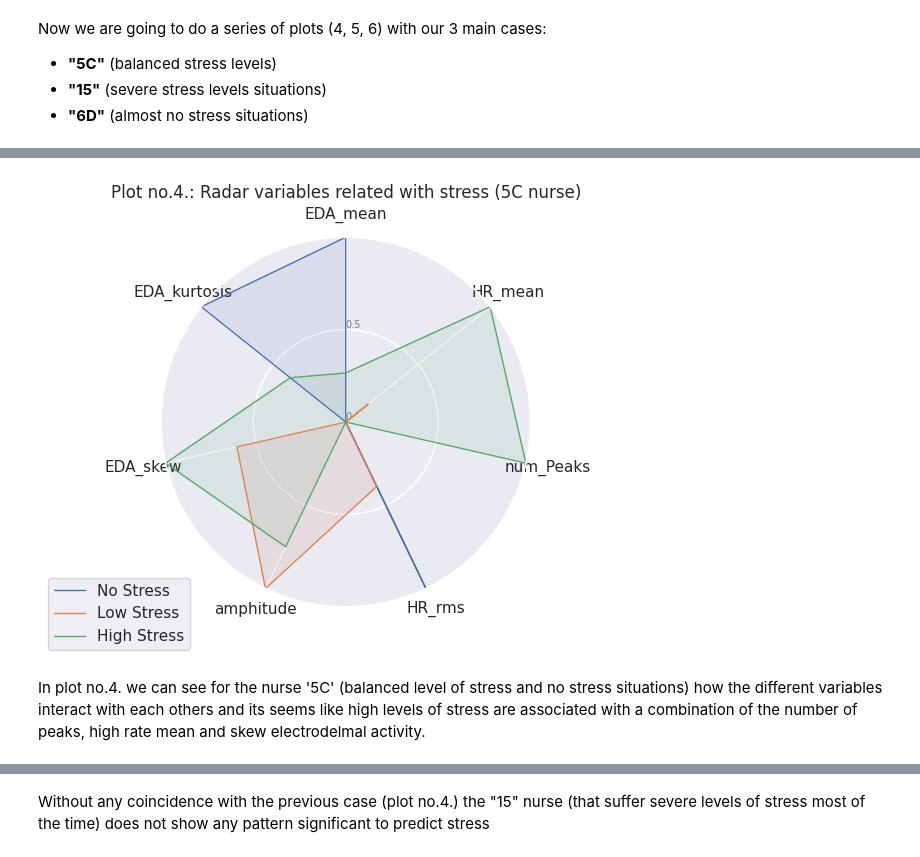
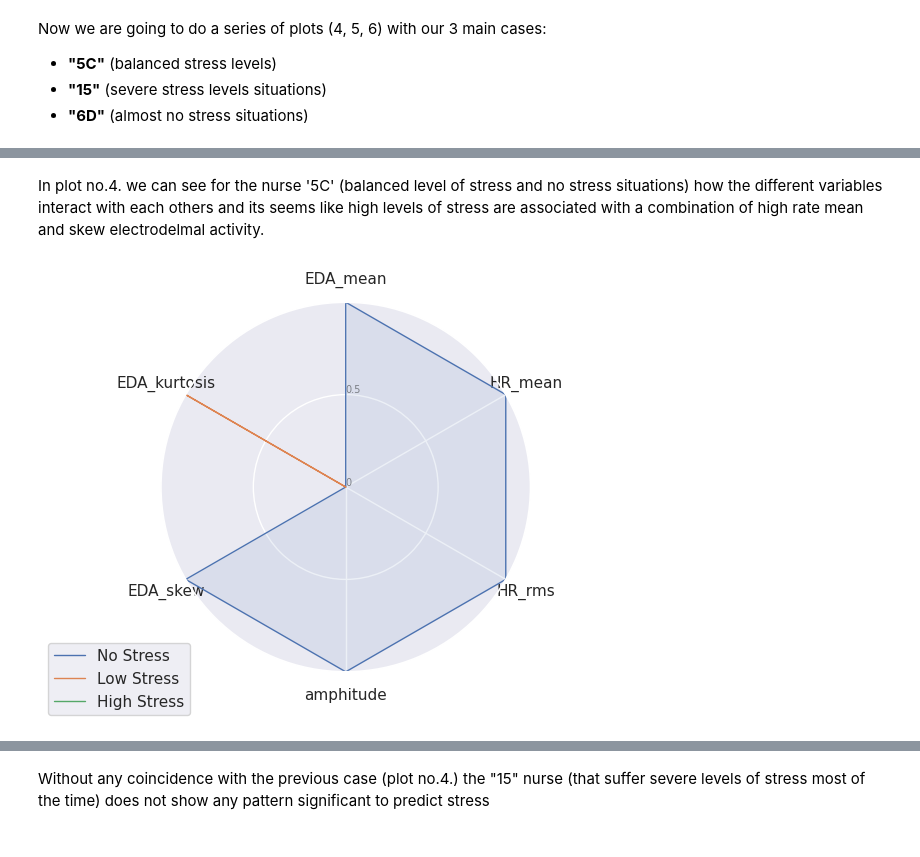
Before and after one commit to guadag12/ce888-assigment, a Jupyter notebook: code.ipynb, the cells around one changed output, grey strips where cells are left out. Saved outputs shown, nothing was run; the diff lists cells and outputs as text; code cells hidden in the pictures.

```diff
--- a/code.ipynb
+++ b/code.ipynb
@@ -63,4 +62,5 @@ Mounted at /content/drive
 # %%
 txt = '''Hosseini, Seyedmajid et al. (2021)'''
 # %%
-data=pd.read_csv("/content/drive/MyDrive/CE888-7-SP - Data Science and Decision Making/Assigment/model/df_total_to_model.csv")
+data=pd.read_csv("/content/drive/MyDrive/CE888-7-SP - Data Science and Decision Making/Assigment/model/data_model.csv")
+data =data.drop('Unnamed: 0', axis =1)
@@ -147,16 +194,19 @@ Now we are going to do a series of plots (4, 5, 6) with our 3 main cases:
+# %% [markdown]
+In plot no.4. we can see for the nurse '5C' (balanced level of stress and no stress situations) how the different variables interact with each others and its seems like high levels of stress are associated with a combination of high rate mean  and skew electrodelmal activity.
 # %%
 from math import pi
-data_5C= data[data["id"] == "5C"]
-df = data_5C.groupby(["label", "id"], as_index = False).median()
+data_15= data[data["id"] == "15"]
+df = data_15.groupby(["label", "id"], as_index = False).median()
 
 normalize_df=(df.iloc[:,2:]-df.iloc[:,2:].min())/(df.iloc[:,2:].max()-df.iloc[:,2:].min())
 normalize_df = pd.concat([normalize_df, df.iloc[:,0]], axis = 1)
-normalize_df = normalize_df[["EDA_mean", "HR_mean", "num_Peaks", "HR_rms", "amphitude", "EDA_skew", "EDA_kurtosis", "label"]].groupby("label", as_index=False).median()
+normalize_df = normalize_df[["EDA_mean", "HR_mean", #"num_Peaks",
+                             "HR_rms", "amphitude", "EDA_skew", "EDA_kurtosis", "label"]].groupby("label", as_index=False).median()
 
 
-normalize_df.loc[0, "label"] = "No Stress"
-normalize_df.loc[1, "label"] = "Low Stress"
-normalize_df.loc[2, "label"] = "High Stress"
+normalize_df.loc[0.0, "label"] = "No Stress"
+normalize_df.loc[1.0, "label"] = "Low Stress"
+normalize_df.loc[2.0, "label"] = "High Stress"
 
 categories = list(normalize_df)[1:]
 
@@ -164,37 +214,33 @@ N = len(categories)
 
 angles = [n / float(N) * 2 * pi for n in range(N)]
 angles += angles[:1]
 
 ax = plt.subplot(111, polar = True)
 ax.set_theta_offset(pi/2)
 ax.set_theta_direction(-1)
 plt.xticks(angles[:-1], categories)
 
 ax.set_rlabel_position(0)
 plt.yticks([0,0.5,1.3], ["0", "0.5", "1.3"], color = "grey", size = 7)
 plt.ylim(0,1)
 
-#["#35193e", "#701f57", "#ad1759", "#e13342", "#f37651", "#f6b48f"]
 values = normalize_df.loc[0].drop("label").values.flatten().tolist()
 values += values[:1]
 ax.plot(angles, values, linewidth=1, linestyle = "solid", label = "No Stress")
 ax.fill(angles, values, 'b', alpha = 0.1)
 
 values = normalize_df.loc[1].drop("label").values.flatten().tolist()
 values += values[:1]
 ax.plot(angles, values, linewidth=1, linestyle = "solid", label = "Low Stress")
 ax.fill(angles, values, 'r', alpha = 0.1)
 
 values = normalize_df.loc[2].drop("label").values.flatten().tolist()
 values += values[:1]
 ax.plot(angles, values, linewidth=1, linestyle = "solid", label = "High Stress")
 ax.fill(angles, values, 'g', alpha = 0.1)
-ax.set_title('Plot no.4.: Radar variables related with stress (5C nurse)')
-
+#ax.set_title('Plot no.5.: Radar variables related with stress (15 nurse)')
 plt.legend(loc = "upper right", bbox_to_anchor =(0.1,0.1))
-plt.savefig('/content/drive/MyDrive/CE888-7-SP - Data Science and Decision Making/Assigment/model/plot/plot4.png', dpi=100)
+plt.savefig('/content/drive/MyDrive/CE888-7-SP - Data Science and Decision Making/Assigment/model/plot/plot5.png', dpi=100)
 plt.show()
 # %% [output]
-[figure, old version]
+[figure, new version]
-# %% [markdown]
-In plot no.4. we can see for the nurse '5C' (balanced level of stress and no stress situations) how the different variables interact with each others and its seems like high levels of stress are associated with a combination of the number of peaks, high rate mean  and skew electrodelmal activity.
```
Also changed, not shown: parts of 38 cells of this notebook, 13 other files.
